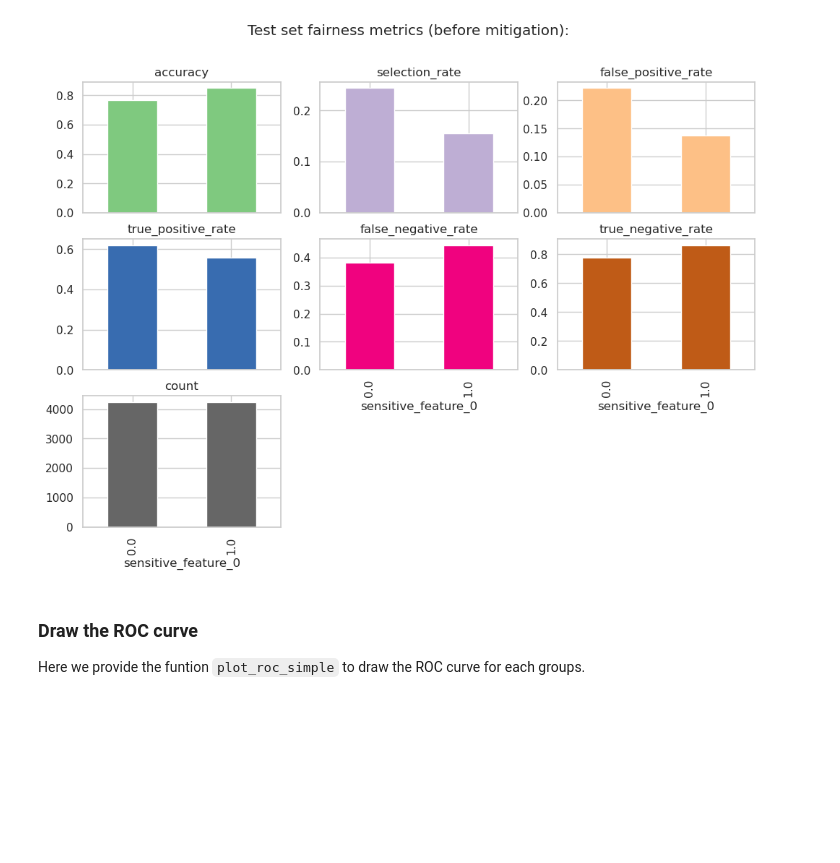
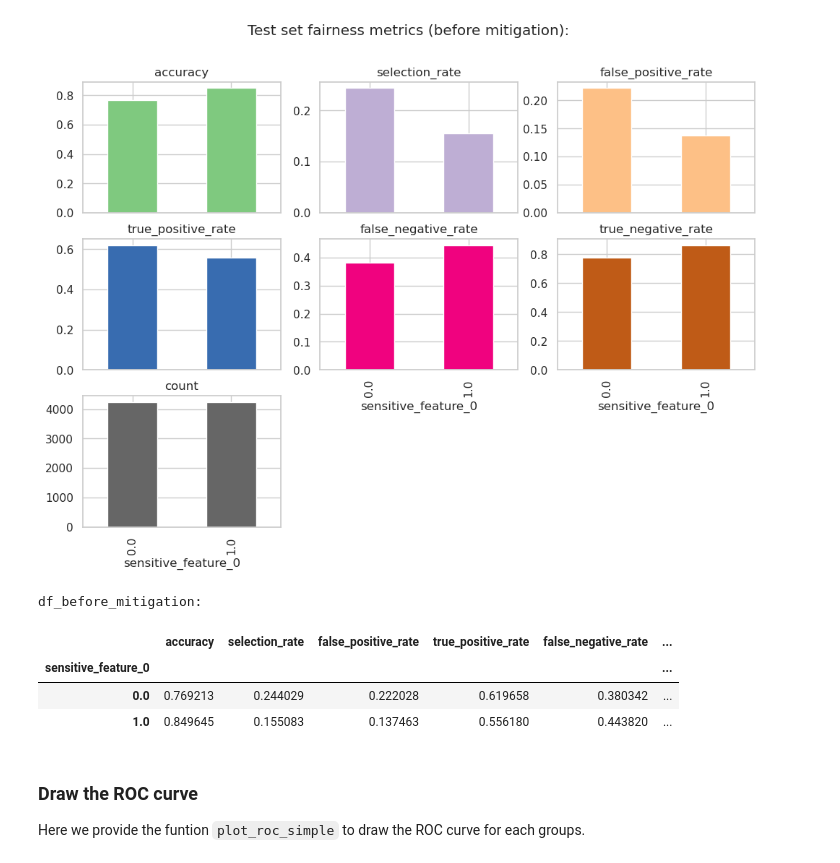
Before and after one commit to jereml99/RAI_fairness_exercise, a Jupyter notebook: exercise_hpc.ipynb, the cells around one changed output. Cells and saved outputs as stored; diff of their text form; code cells hidden in the pictures; blank space fills up the shorter version.

```diff
--- a/exercise_hpc.ipynb
+++ b/exercise_hpc.ipynb
@@ -337,6 +337,16 @@ array([[<Axes: title={'center': 'accuracy'}, xlabel='sensitive_feature_0'>,
         <Axes: xlabel='sensitive_feature_0'>,
         <Axes: xlabel='sensitive_feature_0'>]], dtype=object)
 [figure]
+# %%
+df_before_mitigation= mf_original.by_group
+print(f'df_before_mitigation:')
+df_before_mitigation
+# %% [output]
+df_before_mitigation:
+|  | accuracy | selection_rate | false_positive_rate | true_positive_rate | false_negative_rate | ... |
+| sensitive_feature_0 |  |  |  |  |  | ... |
+| 0.0 | 0.769213 | 0.244029 | 0.222028 | 0.619658 | 0.380342 | ... |
+| 1.0 | 0.849645 | 0.155083 | 0.137463 | 0.556180 | 0.443820 | ... |
 # %% [markdown]
 ### Draw the ROC curve
 
```
Also changed, not shown: parts of 17 cells of this notebook.
